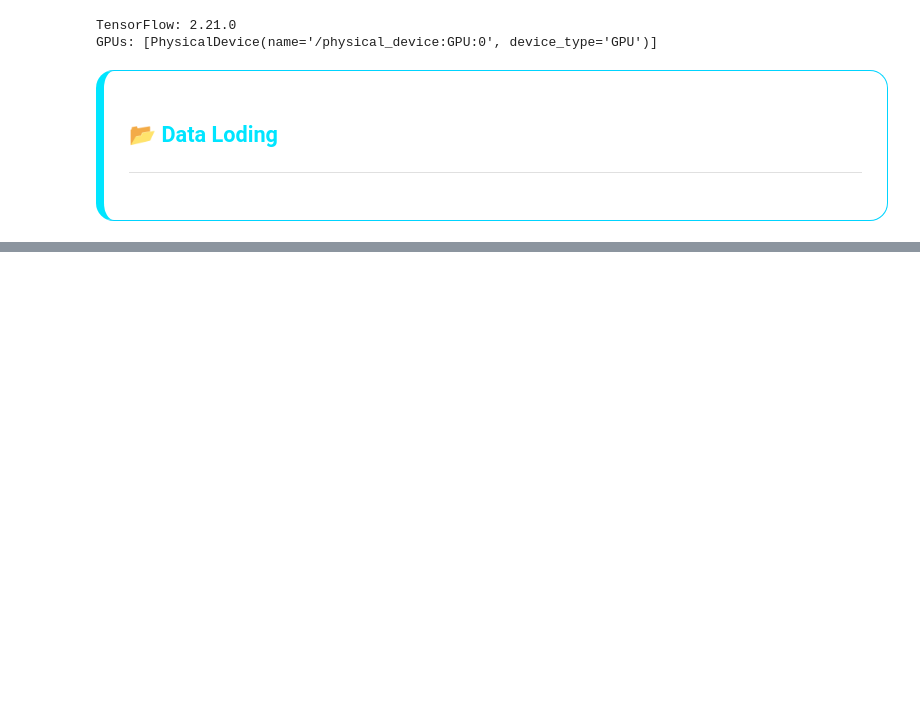
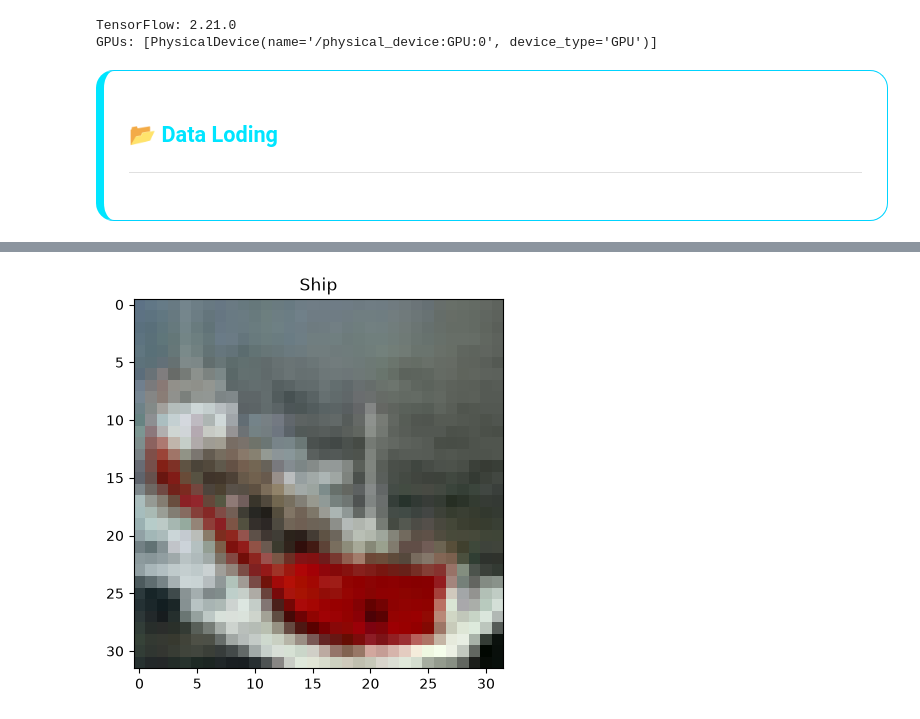
Before and after one commit to isapour0/CIFAR10-mlp-cnn, a Jupyter notebook: notebooks/CIFAR10-mlp.ipynb, the cells around one changed output, grey strips where cells are left out. Saved outputs shown, nothing was run; the diff lists cells and outputs as text; code cells hidden in the pictures; blank space fills up the shorter version.

Commit message:
feat: add exploratory data analysis

```diff
--- a/notebooks/CIFAR10-mlp.ipynb
+++ b/notebooks/CIFAR10-mlp.ipynb
@@ -168,8 +168,23 @@ font-family:Segoe UI;
 <hr style="border:1px solid #8A2BE2;opacity:.4;">
 </div>
 # %%
-X_train_path = f'{data_path}/X_train.npy'
-y_train_path = f'{data_path}/y_train.npy'
-X_test_path = f'{data_path}/X_test.npy'
-y_test_path = f'{data_path}/y_test.npy'
+DATA_DIR = Path("../data/raw")
+DATA_DIR.mkdir(parents=True, exist_ok=True)
+
+paths = {name: DATA_DIR / f"{name}.npy" for name in ["X_train", "y_train", "X_test", "y_test"]}
+
+if all(p.exists() for p in paths.values()):
+    print("Loading CIFAR-10 from local .npy files...")
+    X_train = np.load(paths["X_train"])
+    y_train = np.load(paths["y_train"])
+    X_test = np.load(paths["X_test"])
+    y_test = np.load(paths["y_test"])
+else:
+    print("Downloading CIFAR-10 with Keras...")
+    (X_train, y_train), (X_test, y_test) = cifar10.load_data()
+    np.save(paths["X_train"], X_train)
+    np.save(paths["y_train"], y_train)
+    np.save(paths["X_test"], X_test)
+    np.save(paths["y_test"], y_test)
+    print("Saved to", DATA_DIR.resolve())
 # %% [output]
@@ -176,0 +216,6 @@ NameError: name 'data_path' is not defined
+# %%
+plt.imshow(X_train[465])
+plt.title(classes_name[int(y_train[465, 0])])
+plt.show()
+# %% [output]
+[figure, added]
```
Also changed, not shown: parts of 9 cells of this notebook, 3 other files.
